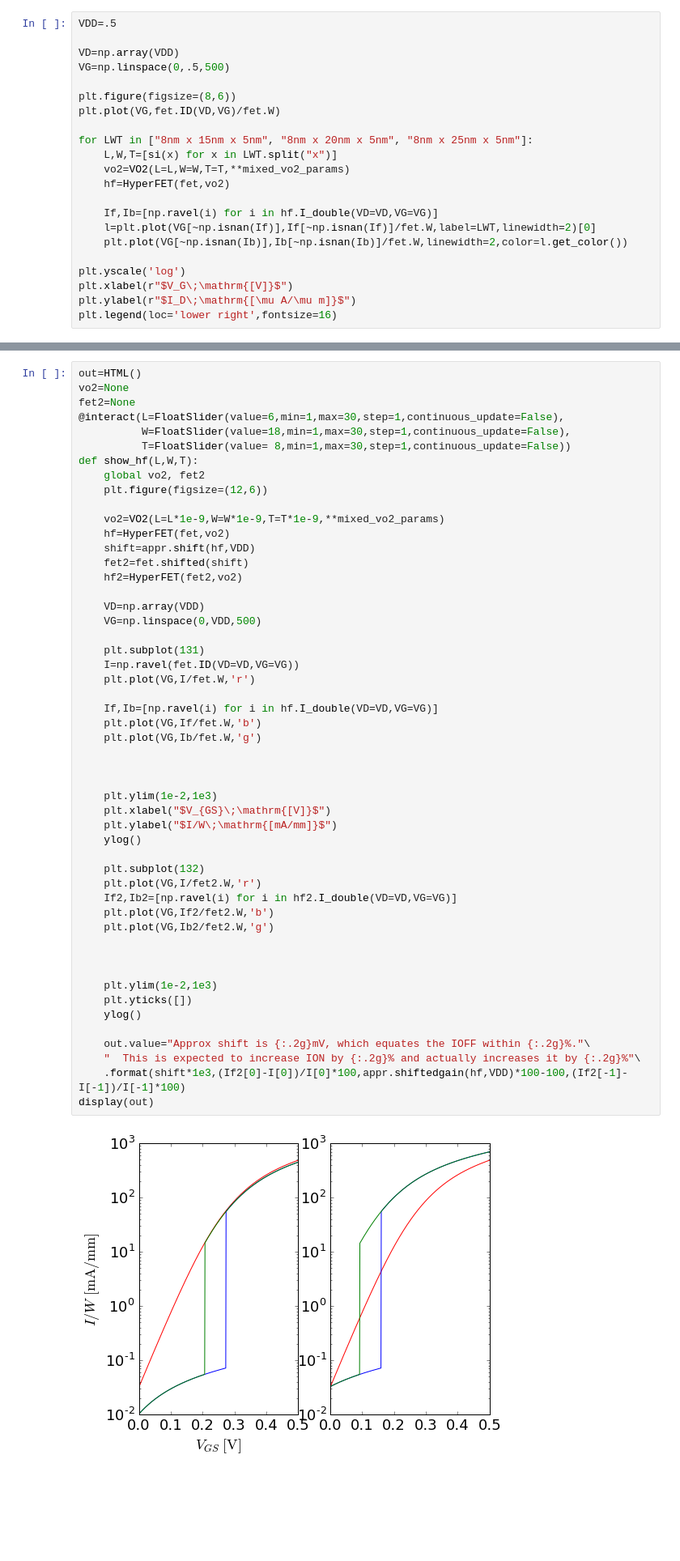
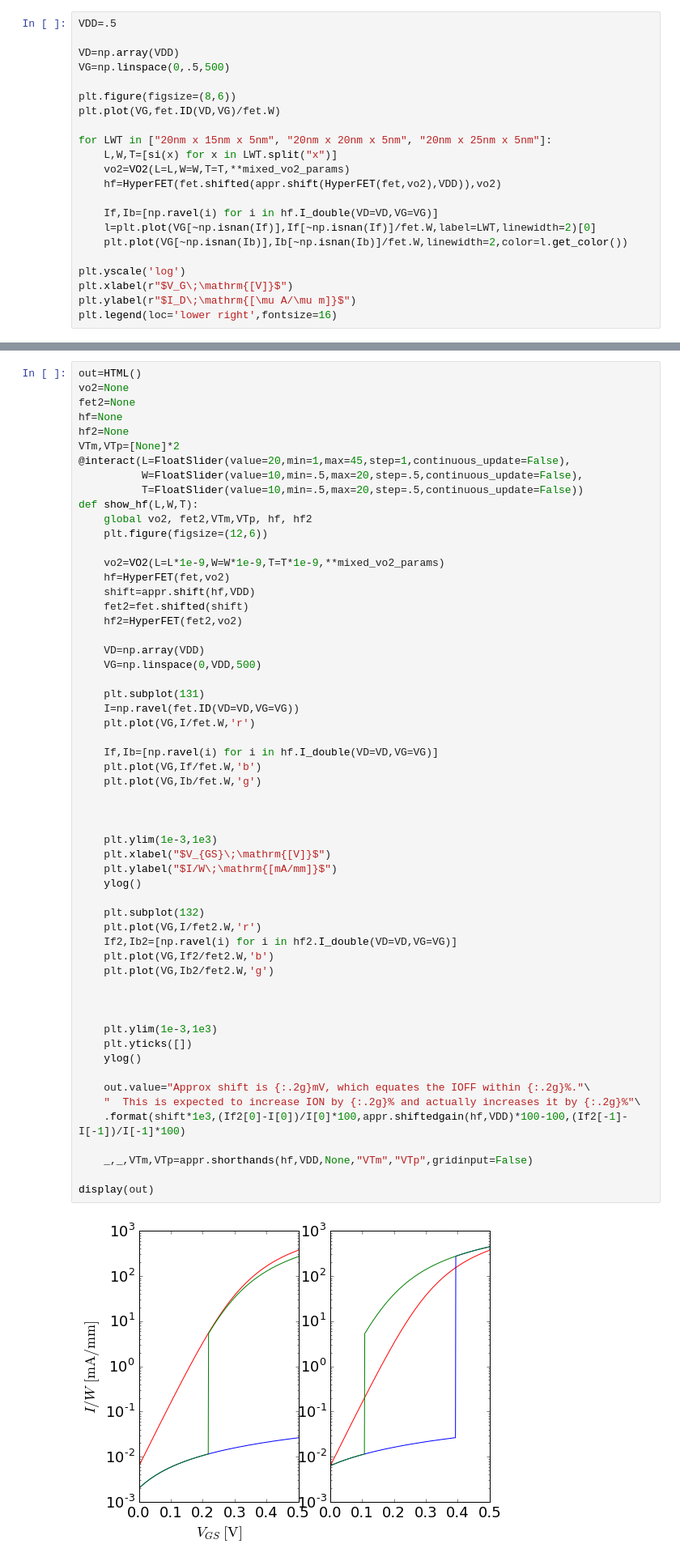
Before and after one commit to samueljamesbader/HyperFET_Project, a Jupyter notebook: DRC2017/Exploration/WeirdOscillations.ipynb, the cells around one changed output, grey strips where cells are left out. Shown at 81% size. Cells and saved outputs as stored; diff of their text form; blank space fills up the shorter version.

```diff
--- a/DRC2017/Exploration/WeirdOscillations.ipynb
+++ b/DRC2017/Exploration/WeirdOscillations.ipynb
@@ -85,10 +86,10 @@ VG=np.linspace(0,.5,500)
 plt.figure(figsize=(8,6))
 plt.plot(VG,fet.ID(VD,VG)/fet.W)
 
-for LWT in ["8nm x 15nm x 5nm", "8nm x 20nm x 5nm", "8nm x 25nm x 5nm"]:
+for LWT in ["20nm x 15nm x 5nm", "20nm x 20nm x 5nm", "20nm x 25nm x 5nm"]:
     L,W,T=[si(x) for x in LWT.split("x")]
     vo2=VO2(L=L,W=W,T=T,**mixed_vo2_params)
-    hf=HyperFET(fet,vo2)
+    hf=HyperFET(fet.shifted(appr.shift(HyperFET(fet,vo2),VDD)),vo2)
 
     If,Ib=[np.ravel(i) for i in hf.I_double(VD=VD,VG=VG)]
     l=plt.plot(VG[~np.isnan(If)],If[~np.isnan(If)]/fet.W,label=LWT,linewidth=2)[0]
@@ -105,11 +106,14 @@ plt.legend(loc='lower right',fontsize=16)
 out=HTML()
 vo2=None
 fet2=None
-@interact(L=FloatSlider(value=6,min=1,max=30,step=1,continuous_update=False),
-          W=FloatSlider(value=18,min=1,max=30,step=1,continuous_update=False),
-          T=FloatSlider(value= 8,min=1,max=30,step=1,continuous_update=False))
+hf=None
+hf2=None
+VTm,VTp=[None]*2
+@interact(L=FloatSlider(value=20,min=1,max=45,step=1,continuous_update=False),
+          W=FloatSlider(value=10,min=.5,max=20,step=.5,continuous_update=False),
+          T=FloatSlider(value=10,min=.5,max=20,step=.5,continuous_update=False))
 def show_hf(L,W,T):
-    global vo2, fet2
+    global vo2, fet2,VTm,VTp, hf, hf2
     plt.figure(figsize=(12,6))
 
     vo2=VO2(L=L*1e-9,W=W*1e-9,T=T*1e-9,**mixed_vo2_params)
@@ -124,33 +128,36 @@ def show_hf(L,W,T):
     plt.subplot(131)
     I=np.ravel(fet.ID(VD=VD,VG=VG))
     plt.plot(VG,I/fet.W,'r')
 
     If,Ib=[np.ravel(i) for i in hf.I_double(VD=VD,VG=VG)]
     plt.plot(VG,If/fet.W,'b')
     plt.plot(VG,Ib/fet.W,'g')
 
 
 
-    plt.ylim(1e-2,1e3)
+    plt.ylim(1e-3,1e3)
     plt.xlabel("$V_{GS}\;\mathrm{[V]}$")
     plt.ylabel("$I/W\;\mathrm{[mA/mm]}$")
     ylog()
 
     plt.subplot(132)
     plt.plot(VG,I/fet2.W,'r')
     If2,Ib2=[np.ravel(i) for i in hf2.I_double(VD=VD,VG=VG)]
     plt.plot(VG,If2/fet2.W,'b')
     plt.plot(VG,Ib2/fet2.W,'g')
 
 
 
-    plt.ylim(1e-2,1e3)
+    plt.ylim(1e-3,1e3)
     plt.yticks([])
     ylog()
 
     out.value="Approx shift is {:.2g}mV, which equates the IOFF within {:.2g}%."\
     "  This is expected to increase ION by {:.2g}% and actually increases it by {:.2g}%"\
     .format(shift*1e3,(If2[0]-I[0])/I[0]*100,appr.shiftedgain(hf,VDD)*100-100,(If2[-1]-I[-1])/I[-1]*100)
+
+    _,_,VTm,VTp=appr.shorthands(hf,VDD,None,"VTm","VTp",gridinput=False)
+
 display(out)
 # %% [output]
-[figure, old version]
+[figure, new version]
```
Also changed, not shown: parts of 36 cells of this notebook, 14 other files.
